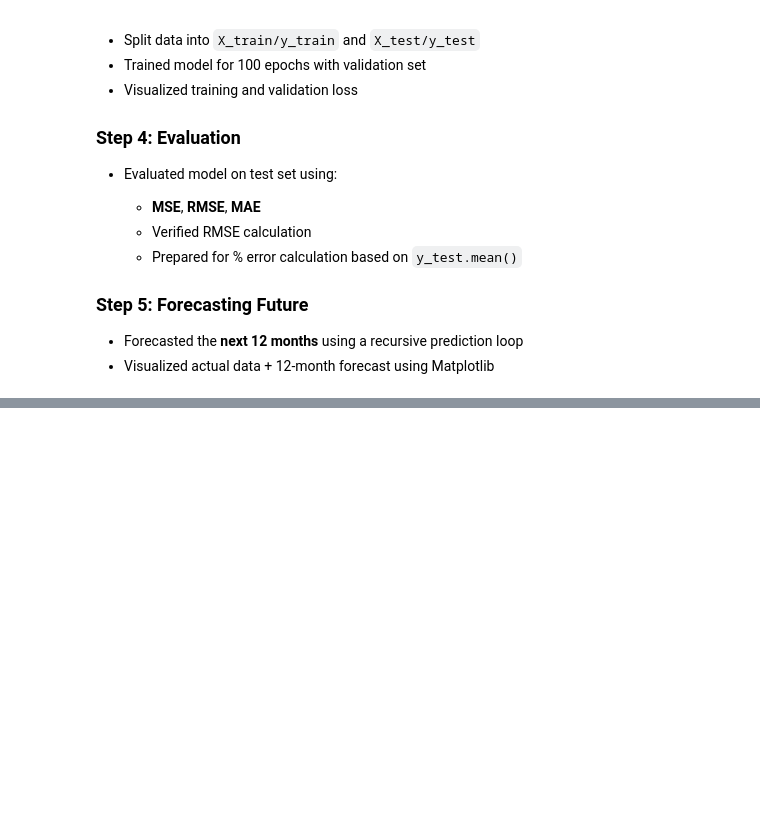
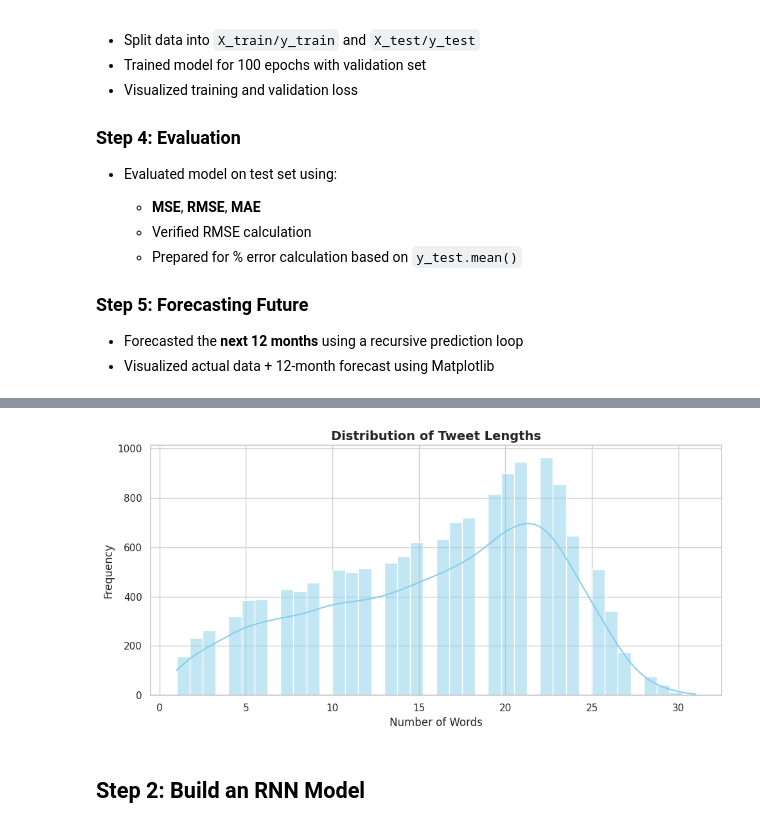
Before and after one commit to FaheemAI1024/Air-Passenger-Classification, a Jupyter notebook: air-passengers-forecasting.ipynb, the cells around one changed output, grey strips where cells are left out. Cells and saved outputs as stored; diff of their text form; code cells hidden in the pictures; blank space fills up the shorter version.

```diff
--- a/air-passengers-forecasting.ipynb
+++ b/air-passengers-forecasting.ipynb
@@ -455,0 +847,15 @@ After training, the model was evaluated on the **test set**:
+# %%
+# Plot length of tweets
+df['tweet_length'] = df['clean_text'].apply(lambda x: len(x.split()))
+
+plt.figure(figsize=(10, 5))
+sns.histplot(data=df, x='tweet_length', bins=40, kde=True, color="skyblue")
+plt.title('Distribution of Tweet Lengths', fontsize=14, fontweight='bold')
+plt.xlabel('Number of Words')
+plt.ylabel('Frequency')
+plt.tight_layout()
+plt.show()
+# %% [output]
+[figure, added]
+# %% [markdown]
+## Step 2: Build an RNN Model
```
Also changed, not shown: parts of 81 cells of this notebook.
